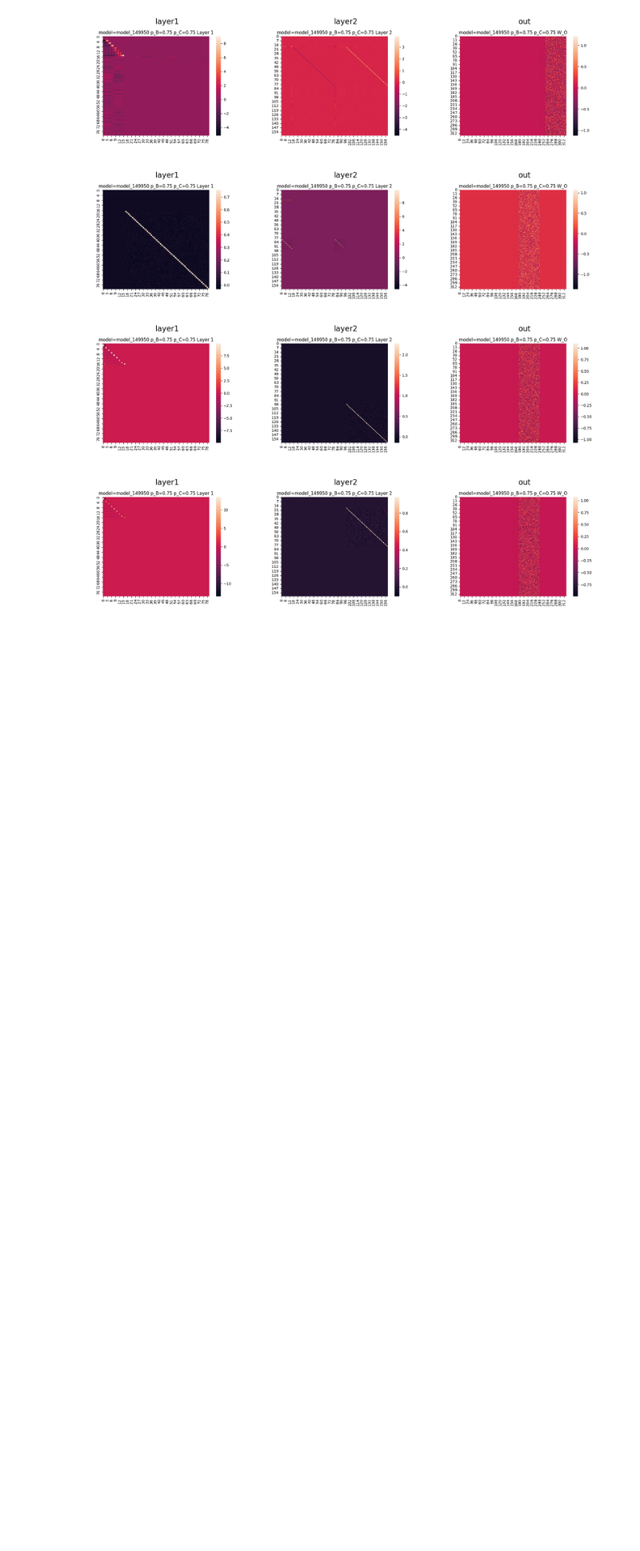
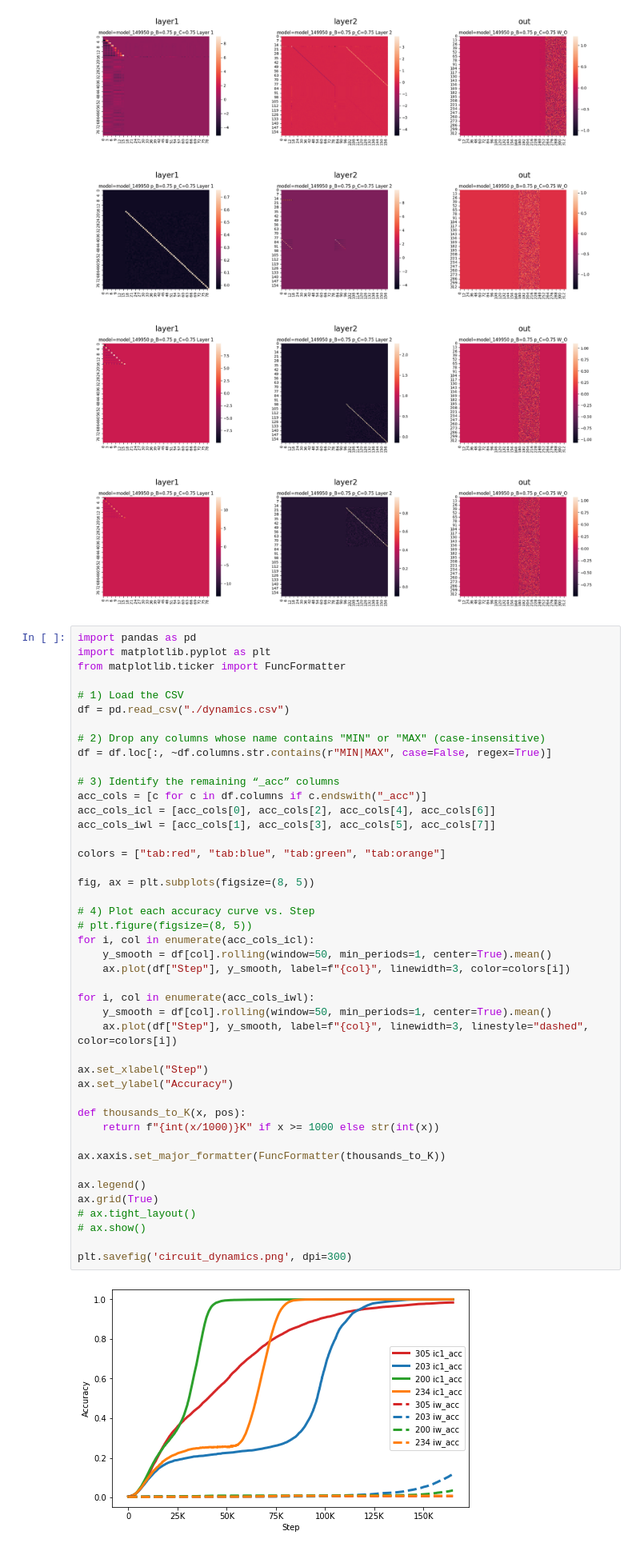
Before and after one commit to ricohasgithub/ICL-data, a Jupyter notebook: figures/process_figures.ipynb, the cells around one changed output. Shown at 80% size. Saved outputs shown, nothing was run; the diff lists cells and outputs as text; blank space fills up the shorter version.

Commit message:
Added circuit training dynamics plots

```diff
--- a/figures/process_figures.ipynb
+++ b/figures/process_figures.ipynb
@@ -62,3 +62,49 @@ for plot_number, items in groups.items():
 [figure]
 [figure]
 [figure]
+# %%
+import pandas as pd
+import matplotlib.pyplot as plt
+from matplotlib.ticker import FuncFormatter
+
+# 1) Load the CSV
+df = pd.read_csv("./dynamics.csv")
+
+# 2) Drop any columns whose name contains "MIN" or "MAX" (case-insensitive)
+df = df.loc[:, ~df.columns.str.contains(r"MIN|MAX", case=False, regex=True)]
+
+# 3) Identify the remaining “_acc” columns
+acc_cols = [c for c in df.columns if c.endswith("_acc")]
+acc_cols_icl = [acc_cols[0], acc_cols[2], acc_cols[4], acc_cols[6]]
+acc_cols_iwl = [acc_cols[1], acc_cols[3], acc_cols[5], acc_cols[7]]
+
+colors = ["tab:red", "tab:blue", "tab:green", "tab:orange"]
+
+fig, ax = plt.subplots(figsize=(8, 5))
+
+# 4) Plot each accuracy curve vs. Step
+# plt.figure(figsize=(8, 5))
+for i, col in enumerate(acc_cols_icl):
+    y_smooth = df[col].rolling(window=50, min_periods=1, center=True).mean()
+    ax.plot(df["Step"], y_smooth, label=f"{col}", linewidth=3, color=colors[i])
+
+for i, col in enumerate(acc_cols_iwl):
+    y_smooth = df[col].rolling(window=50, min_periods=1, center=True).mean()
+    ax.plot(df["Step"], y_smooth, label=f"{col}", linewidth=3, linestyle="dashed", color=colors[i])
+
+ax.set_xlabel("Step")
+ax.set_ylabel("Accuracy")
+
+def thousands_to_K(x, pos):
+    return f"{int(x/1000)}K" if x >= 1000 else str(int(x))
+
+ax.xaxis.set_major_formatter(FuncFormatter(thousands_to_K))
+
+ax.legend()
+ax.grid(True)
+# ax.tight_layout()
+# ax.show()
+
+plt.savefig('circuit_dynamics.png', dpi=300)
+# %% [output]
+[figure, added]
```
Also changed, not shown: 3 other files.
